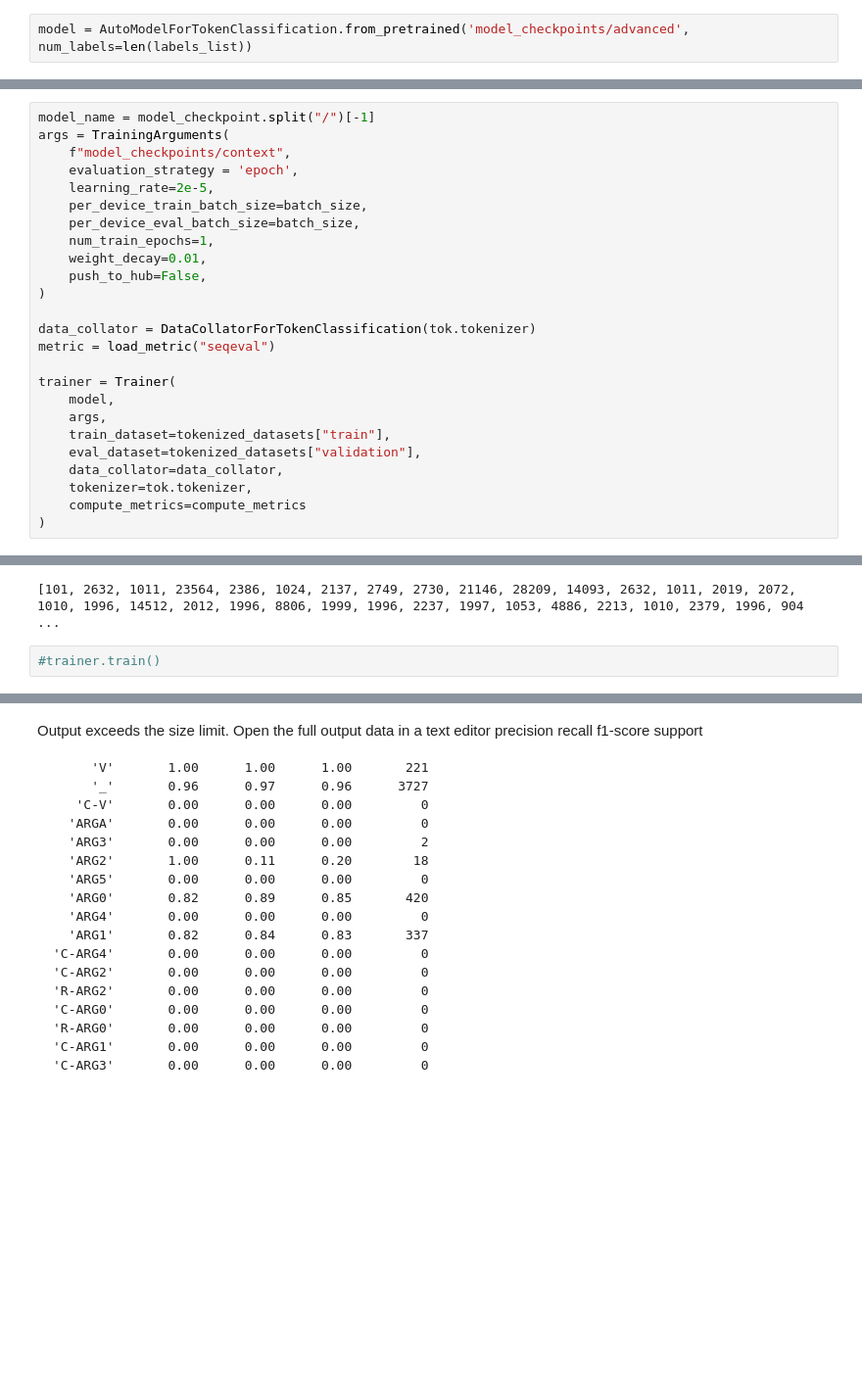
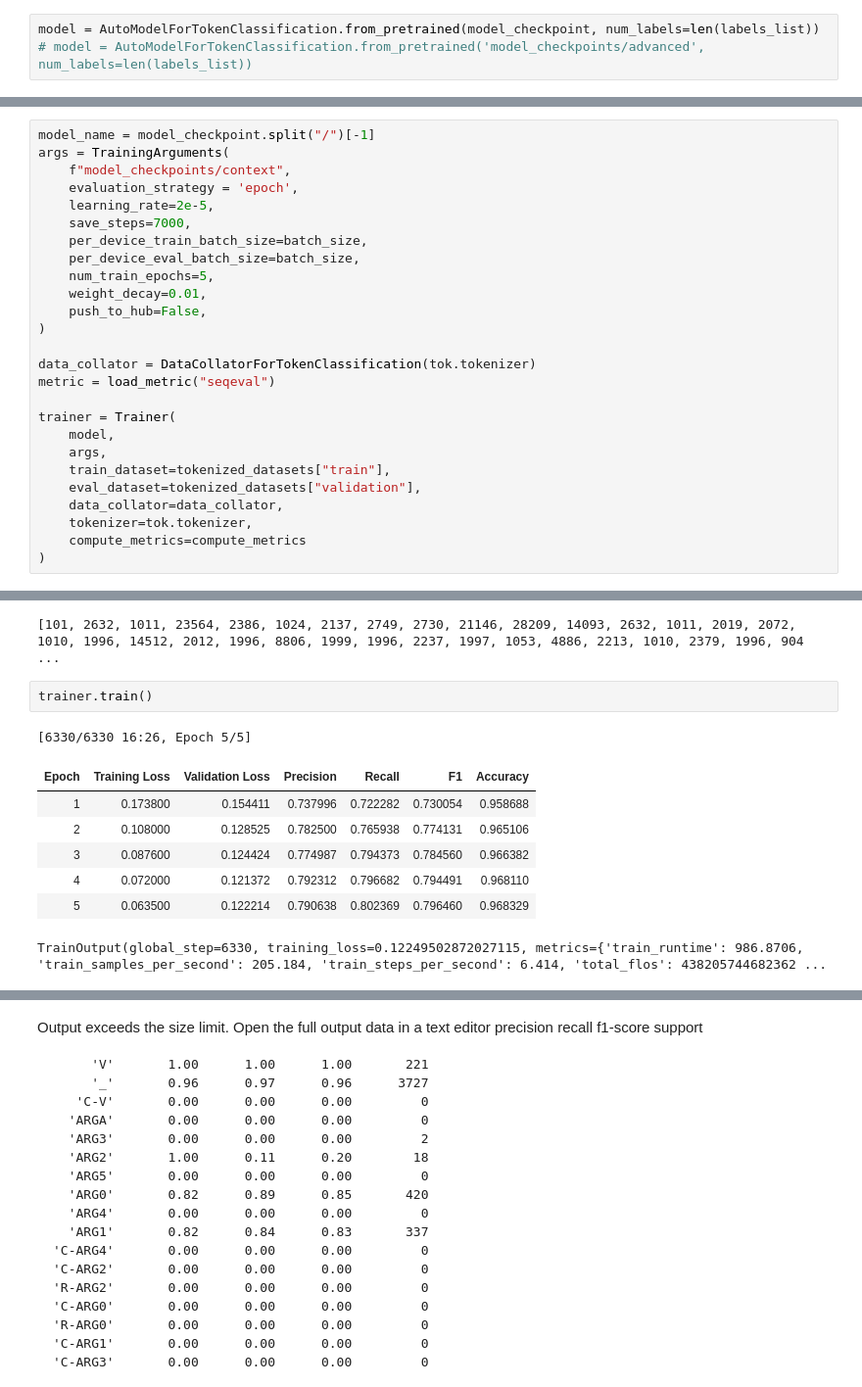
Before and after one commit to andpuc23/AdvancedNLP, a Jupyter notebook: Task_3/main_with_comments.ipynb, the cells around one changed output, grey strips where cells are left out. Shown: that part at 98% size. Saved outputs shown, nothing was run; the diff lists cells and outputs as text; blank space fills up the shorter version.

```diff
--- a/Task_3/main_with_comments.ipynb
+++ b/Task_3/main_with_comments.ipynb
@@ -284,4 +323,5 @@ It returns a list of lists, where each inner list represents the labels associat
 # %%
 tokenized_datasets = dataset.map(tok.tokenize_and_align_labels_context, batched=True)
 # %%
-model = AutoModelForTokenClassification.from_pretrained('model_checkpoints/advanced', num_labels=len(labels_list))
+model = AutoModelForTokenClassification.from_pretrained(model_checkpoint, num_labels=len(labels_list))
+# model = AutoModelForTokenClassification.from_pretrained('model_checkpoints/advanced', num_labels=len(labels_list))
@@ -291,9 +334,10 @@ args = TrainingArguments(
     f"model_checkpoints/context",
     evaluation_strategy = 'epoch',
     learning_rate=2e-5,
+    save_steps=7000,
     per_device_train_batch_size=batch_size,
     per_device_eval_batch_size=batch_size,
-    num_train_epochs=1,
+    num_train_epochs=5,
     weight_decay=0.01,
     push_to_hub=False,
 )
@@ -314,8 +358,17 @@ trainer = Trainer(
 print(tokenized_datasets['train'][0]['input_ids'])
 # %% [output]
 [101, 2632, 1011, 23564, 2386, 1024, 2137, 2749, 2730, 21146, 28209, 14093, 2632, 1011, 2019, 2072, 1010, 1996, 14512, 2012, 1996, 8806, 1999, 1996, 2237, 1997, 1053, 4886, 2213, 1010, 2379, 1996, 904 ...
-# %%
-#trainer.train()
+# %%
+trainer.train()
+# %% [output]
+[6330/6330 16:26, Epoch 5/5]
+| Epoch | Training Loss | Validation Loss | Precision | Recall | F1 | Accuracy |
+| 1 | 0.173800 | 0.154411 | 0.737996 | 0.722282 | 0.730054 | 0.958688 |
+| 2 | 0.108000 | 0.128525 | 0.782500 | 0.765938 | 0.774131 | 0.965106 |
+| 3 | 0.087600 | 0.124424 | 0.774987 | 0.794373 | 0.784560 | 0.966382 |
+| 4 | 0.072000 | 0.121372 | 0.792312 | 0.796682 | 0.794491 | 0.968110 |
+| 5 | 0.063500 | 0.122214 | 0.790638 | 0.802369 | 0.796460 | 0.968329 |
+TrainOutput(global_step=6330, training_loss=0.12249502872027115, metrics={'train_runtime': 986.8706, 'train_samples_per_second': 205.184, 'train_steps_per_second': 6.414, 'total_flos': 438205744682362 ...
 # %%
 predictions_raw, labels, _ = trainer.predict(tokenized_datasets["validation"])
 predictions = np.argmax(predictions_raw, axis=2)
```
Also changed, not shown: parts of 18 cells of this notebook, 2 other files.
